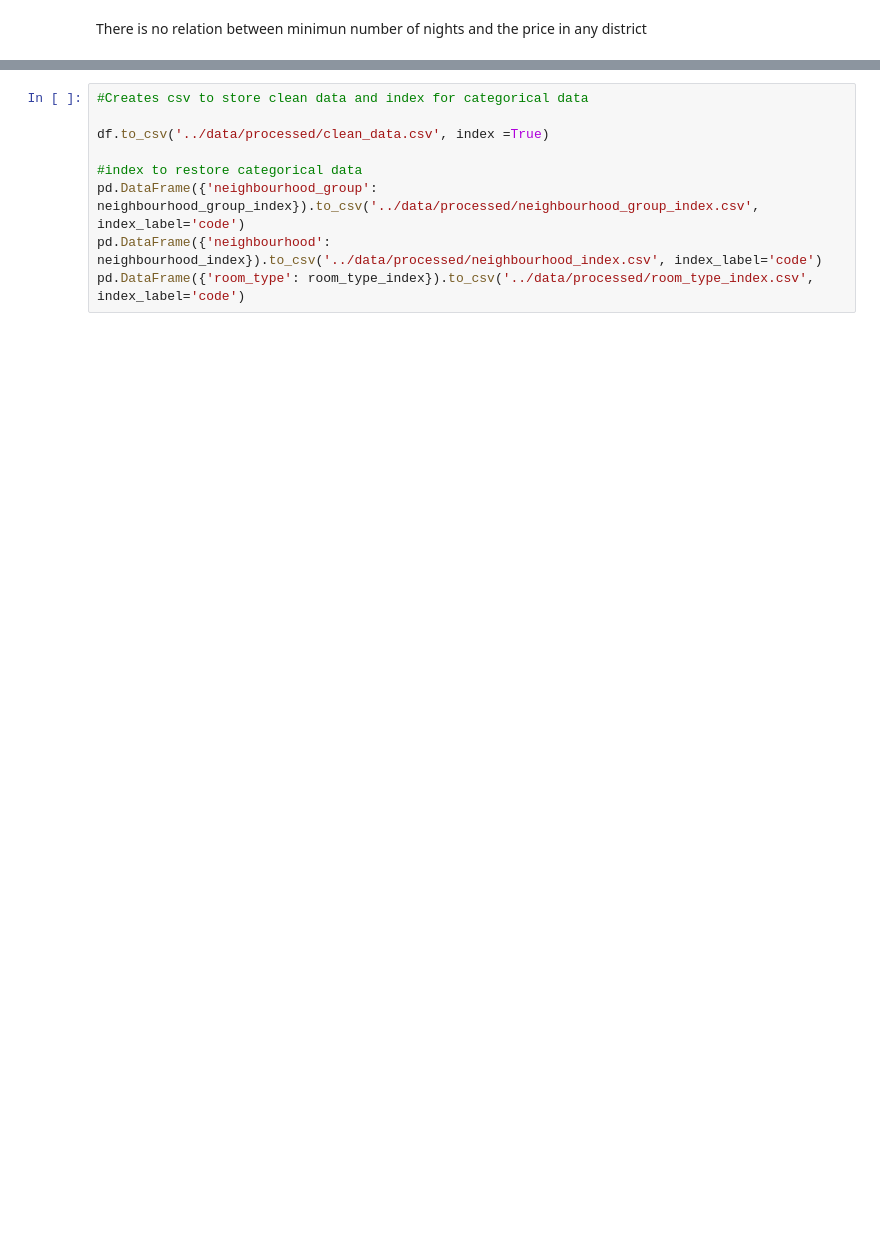
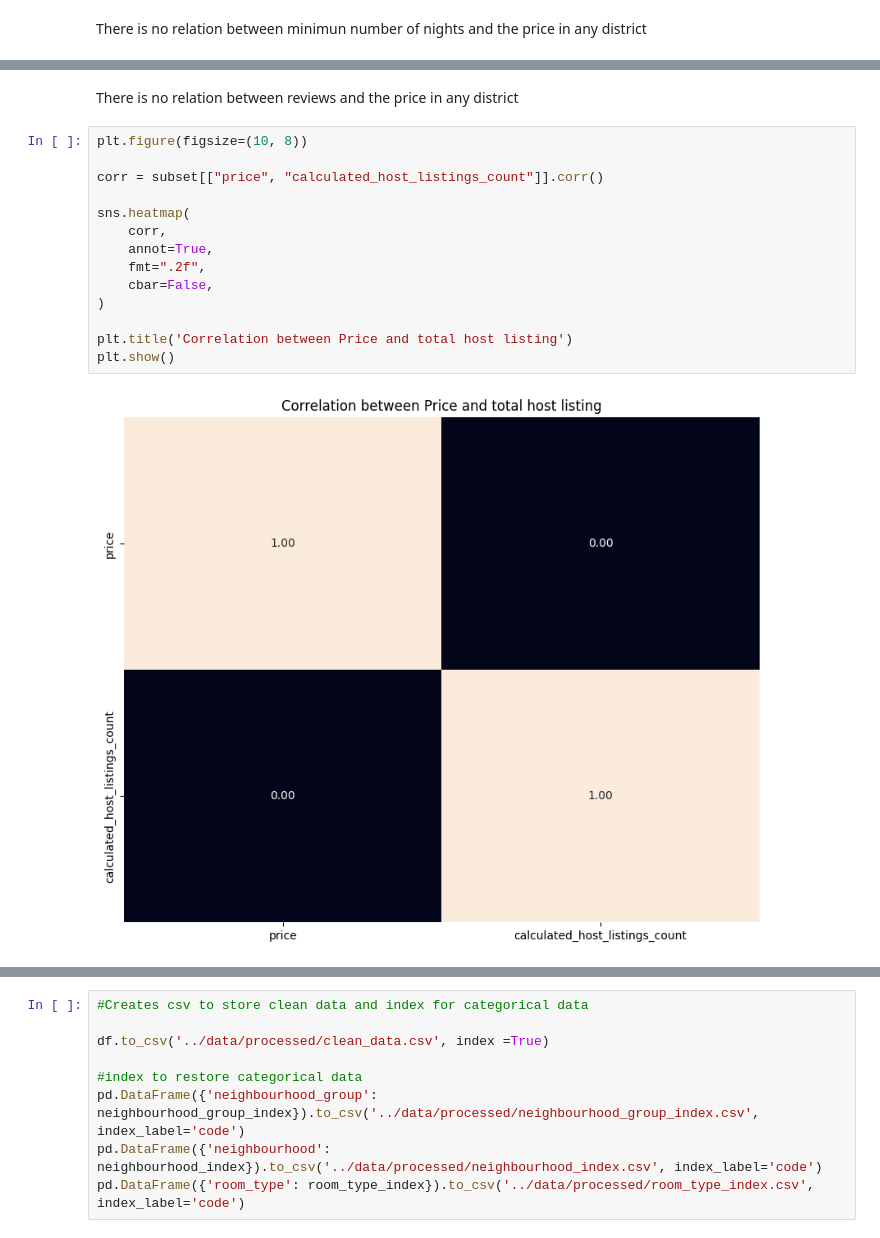
Before and after one commit to 4GeeksAcademy/iagorivadulla-machine-learning-python-template, a Jupyter notebook: src/explore.ipynb, the cells around one changed output, grey strips where cells are left out. Saved outputs shown, nothing was run; the diff lists cells and outputs as text; blank space fills up the shorter version.

```diff
--- a/src/explore.ipynb
+++ b/src/explore.ipynb
@@ -228,0 +324,18 @@ There is no relation between minimun number of nights and the price in any distr
+# %% [markdown]
+There is no relation between reviews and the price in any district
+# %%
+plt.figure(figsize=(10, 8))
+
+corr = subset[["price", "calculated_host_listings_count"]].corr()
+
+sns.heatmap(
+    corr,
+    annot=True,
+    fmt=".2f",
+    cbar=False,
+)
+
+plt.title('Correlation between Price and total host listing')
+plt.show()
+# %% [output]
+[figure, added]
```
Also changed, not shown: parts of 17 cells of this notebook, 2 other files.
